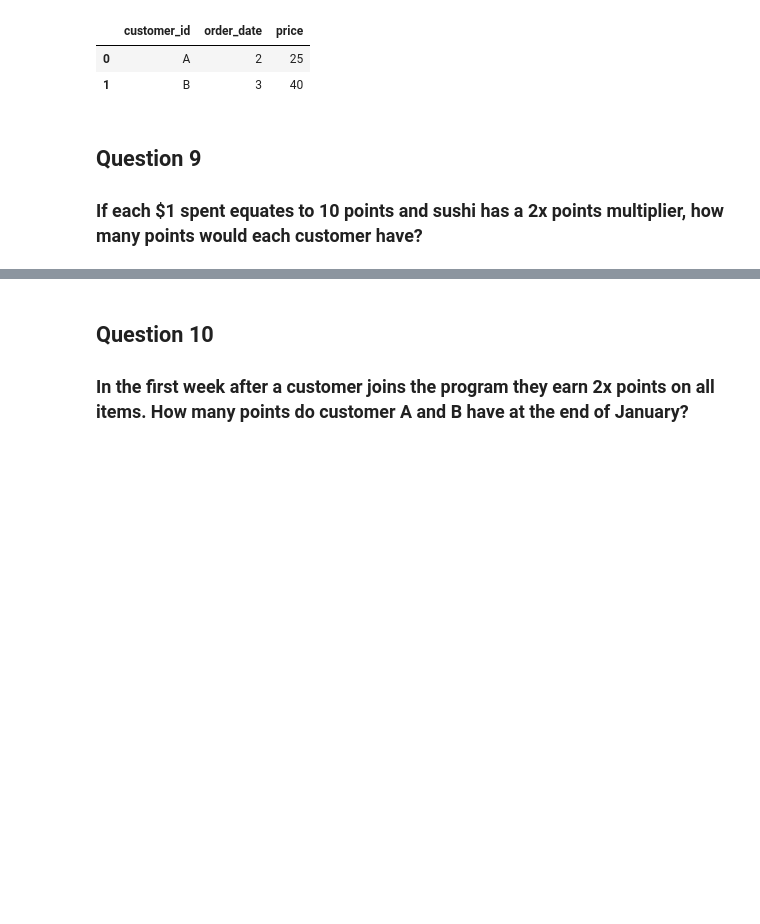
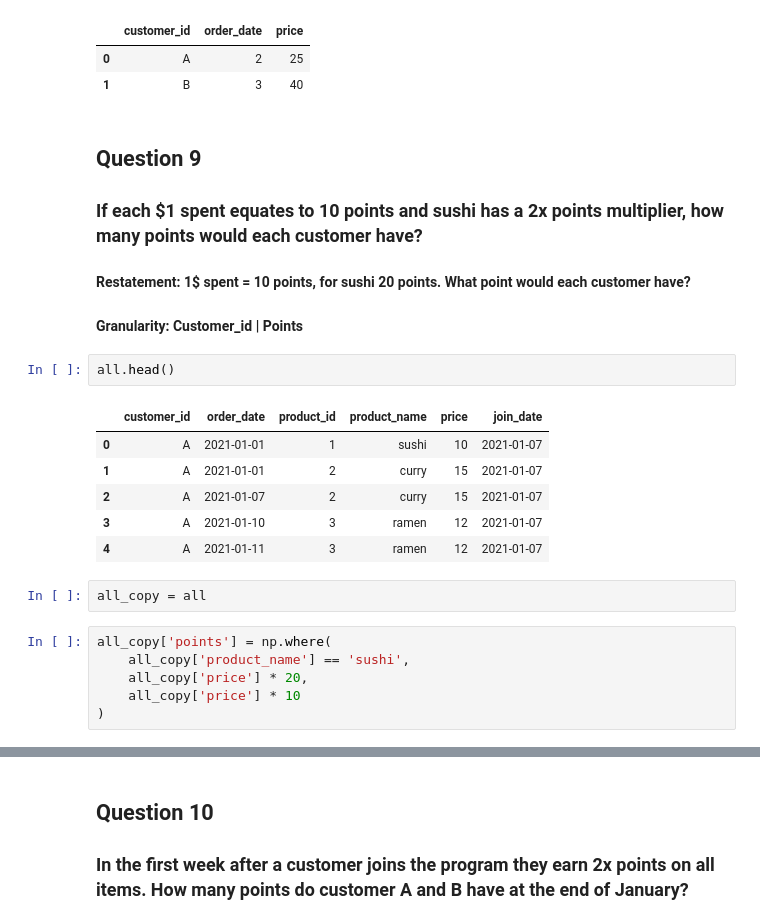
Before and after one commit to SmitaSoniS/8weeksqlchallenge, a Jupyter notebook: 01_dannys_diner/solution/solution.ipynb, the cells around one changed output, grey strips where cells are left out. Cells and saved outputs as stored; diff of their text form; blank space fills up the shorter version.

```diff
--- a/01_dannys_diner/solution/solution.ipynb
+++ b/01_dannys_diner/solution/solution.ipynb
@@ -284,3 +285,23 @@ result_8
 ## Question 9
 
 ### If each $1 spent equates to 10 points and sushi has a 2x points multiplier, how many points would each customer have?
+
+#### Restatement: 1$ spent = 10 points, for sushi 20 points. What point would each customer have?
+#### Granularity: Customer_id | Points
+# %%
+all.head()
+# %% [output]
+|  | customer_id | order_date | product_id | product_name | price | join_date |
+| 0 | A | 2021-01-01 | 1 | sushi | 10 | 2021-01-07 |
+| 1 | A | 2021-01-01 | 2 | curry | 15 | 2021-01-07 |
+| 2 | A | 2021-01-07 | 2 | curry | 15 | 2021-01-07 |
+| 3 | A | 2021-01-10 | 3 | ramen | 12 | 2021-01-07 |
+| 4 | A | 2021-01-11 | 3 | ramen | 12 | 2021-01-07 |
+# %%
+all_copy = all
+# %%
+all_copy['points'] = np.where(
+    all_copy['product_name'] == 'sushi',
+    all_copy['price'] * 20,
+    all_copy['price'] * 10
+)
```
Also changed, not shown: parts of 2 cells of this notebook, 1 other file.
